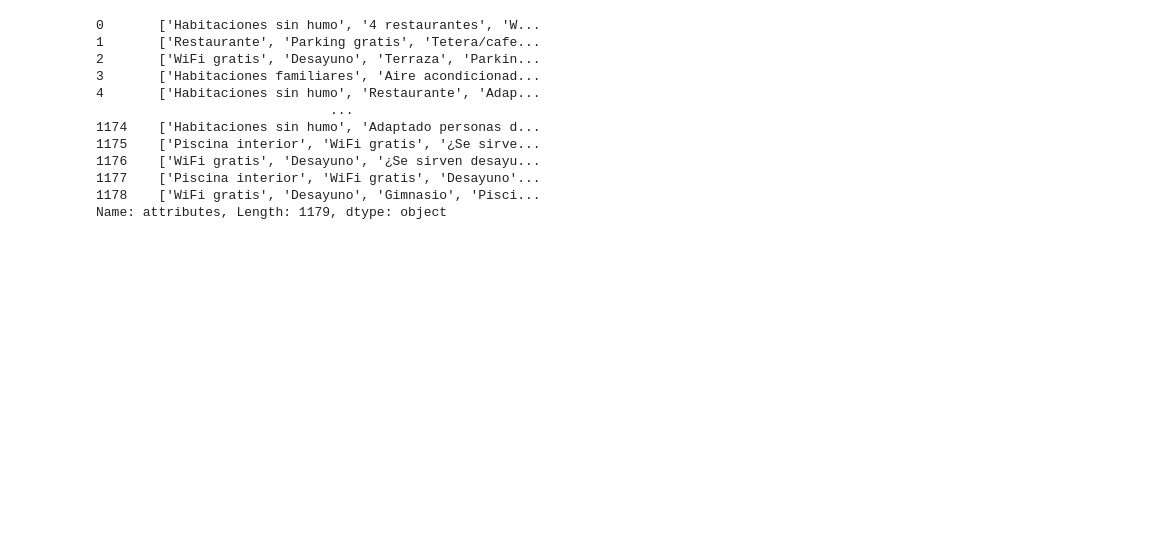
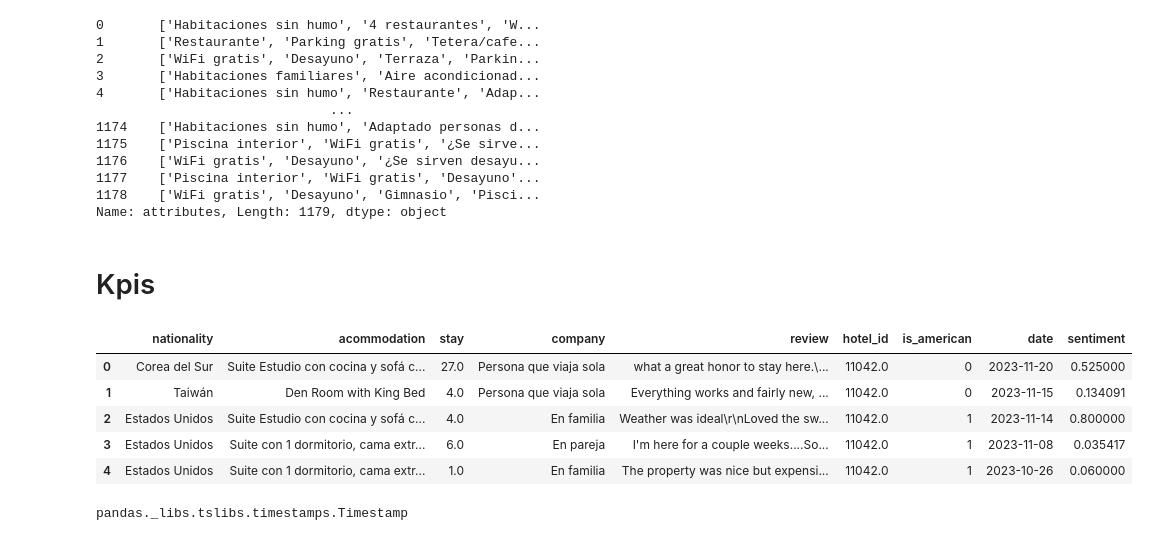
Before and after one commit to LeonardoCostaH/PF_DS_YELP, a Jupyter notebook: streamlit/california_attributes.ipynb, the cells around one changed output. Saved outputs shown, nothing was run; the diff lists cells and outputs as text; code cells hidden in the pictures; blank space fills up the shorter version.

```diff
--- a/streamlit/california_attributes.ipynb
+++ b/streamlit/california_attributes.ipynb
@@ -235,3 +235,5 @@ fig = px.bar(df_attribute_counts.head(10), x='Attribute', y='Count',
 
 # Mostrar el gráfico
 fig.show()
+# %% [markdown]
+# Kpis
@@ -237,0 +242,14 @@ fig.show()
+# %%
+# Cargar los DataFrames desde los archivos CSV
+reviews = pd.read_csv('..\\files\\data\\usa_clients_reviews.csv')
+# %%
+df_reviews = pd.DataFrame(reviews)
+# %%
+df_reviews.head()
+# %% [output]
+|  | nationality | acommodation | stay | company | review | hotel_id | is_american | date | sentiment |
+| 0 | Corea del Sur | Suite Estudio con cocina y sofá c... | 27.0 | Persona que viaja sola | what a great honor to stay here.\... | 11042.0 | 0 | 2023-11-20 | 0.525000 |
+| 1 | Taiwán | Den Room with King Bed | 4.0 | Persona que viaja sola | Everything works and fairly new, ... | 11042.0 | 0 | 2023-11-15 | 0.134091 |
+| 2 | Estados Unidos | Suite Estudio con cocina y sofá c... | 4.0 | En familia | Weather was ideal\r\nLoved the sw... | 11042.0 | 1 | 2023-11-14 | 0.800000 |
+| 3 | Estados Unidos | Suite con 1 dormitorio, cama extr... | 6.0 | En pareja | I'm here for a couple weeks....So... | 11042.0 | 1 | 2023-11-08 | 0.035417 |
+| 4 | Estados Unidos | Suite con 1 dormitorio, cama extr... | 1.0 | En familia | The property was nice but expensi... | 11042.0 | 1 | 2023-10-26 | 0.060000 |
@@ -237,0 +260,4 @@ fig.show()
+# %%
+type(df_reviews['date'][0])
+# %% [output]
+pandas._libs.tslibs.timestamps.Timestamp
```
Also changed, not shown: parts of 14 cells of this notebook, 1 other file.
